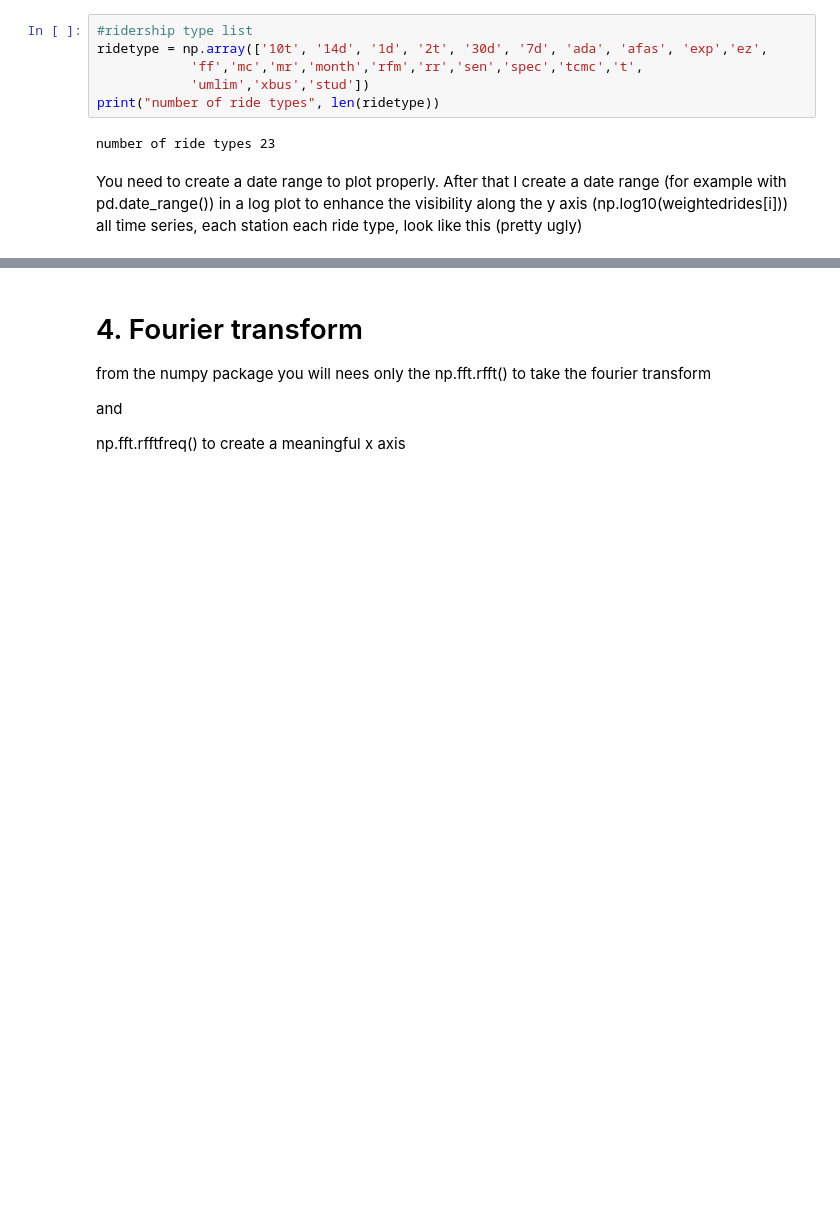
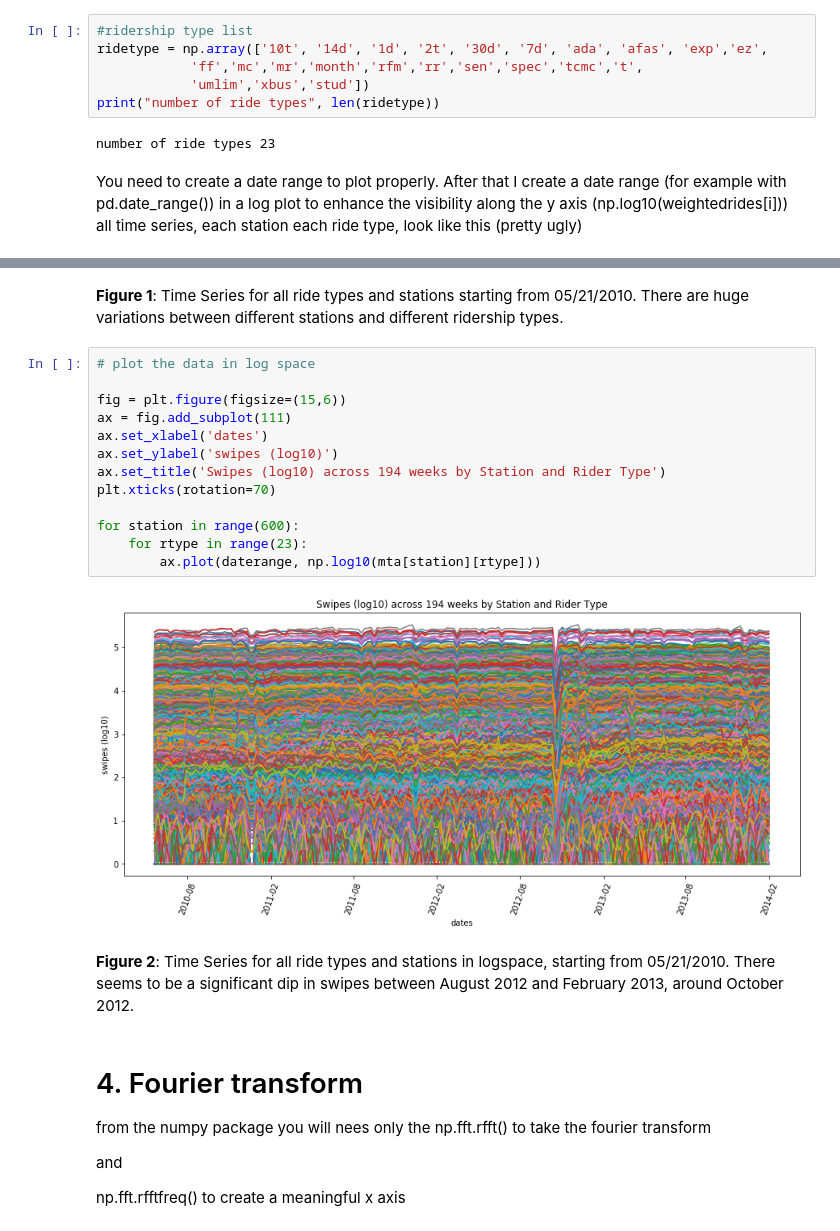
Before and after one commit to rachelsmc/PUI2018_rms818, a Jupyter notebook: HW12_rms818/Assignment 1.ipynb, the cells around one changed output, grey strips where cells are left out. Saved outputs shown, nothing was run; the diff lists cells and outputs as text; blank space fills up the shorter version.

```diff
--- a/HW12_rms818/Assignment 1.ipynb
+++ b/HW12_rms818/Assignment 1.ipynb
@@ -163,3 +175,22 @@ all time series, each station each ride type, look like this (pretty ugly)
+# %% [markdown]
+**Figure 1**: Time Series for all ride types and stations starting from 05/21/2010. There are huge variations between different stations and different ridership types.
+# %%
+# plot the data in log space
+
+fig = plt.figure(figsize=(15,6))
+ax = fig.add_subplot(111)
+ax.set_xlabel('dates')
+ax.set_ylabel('swipes (log10)')
+ax.set_title('Swipes (log10) across 194 weeks by Station and Rider Type')
+plt.xticks(rotation=70)
+
+for station in range(600):
+    for rtype in range(23):
+        ax.plot(daterange, np.log10(mta[station][rtype]))
+# %% [output]
+[figure, added]
+# %% [markdown]
+**Figure 2**: Time Series for all ride types and stations in logspace, starting from 05/21/2010. There seems to be a significant dip in swipes between August 2012 and February 2013, around October 2012.
 # %% [markdown]
 # 4. Fourier transform
 from the numpy package you will nees only the
```
Also changed, not shown: parts of 13 cells of this notebook, 1 other file.
